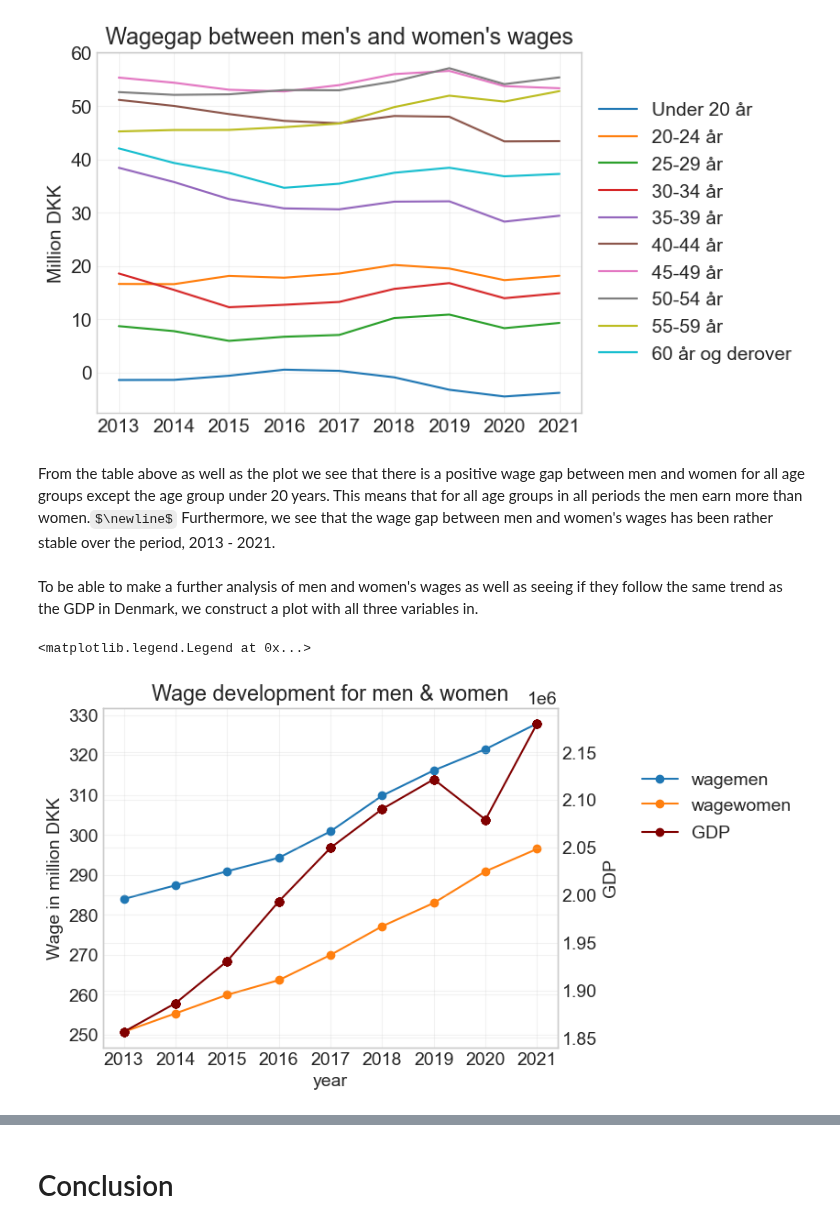
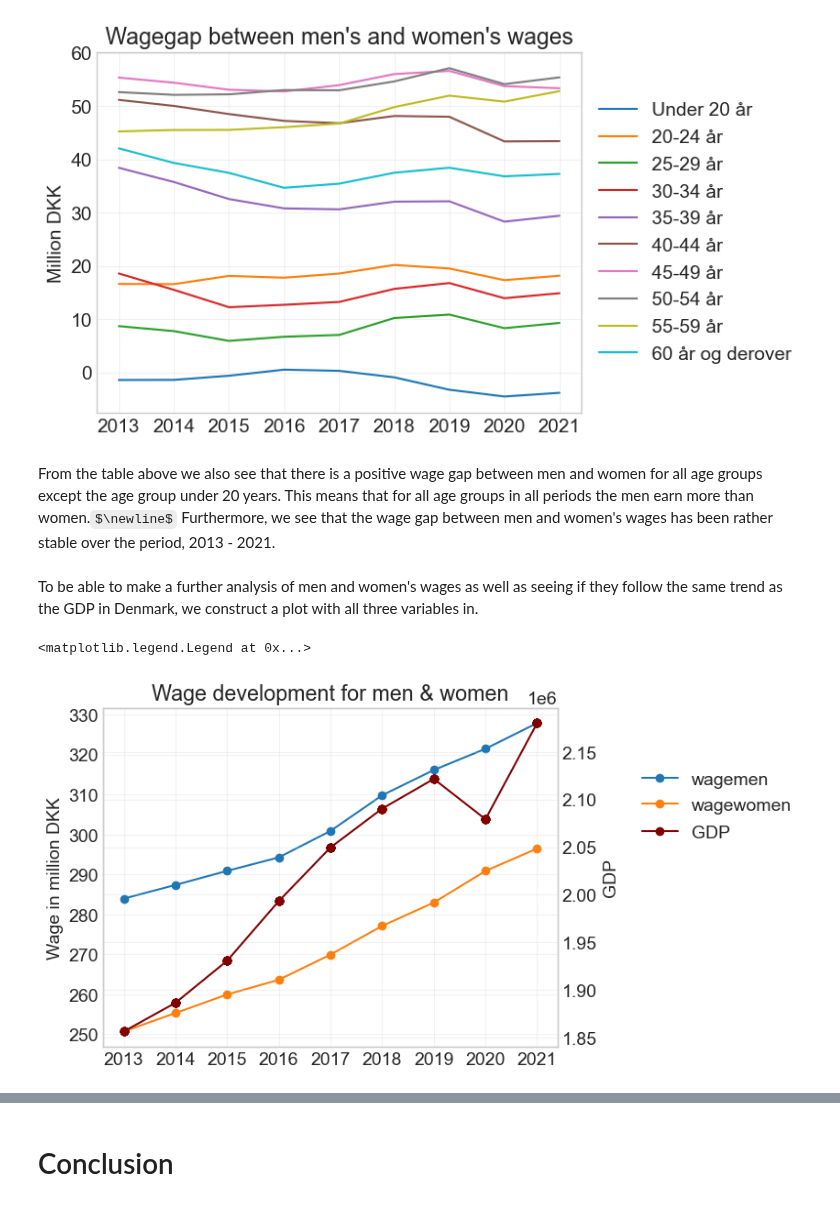
Before and after one commit to NumEconCopenhagen/projects-2023-julie-ida-ida, a Jupyter notebook: dataproject/dataproject.ipynb, the cells around one changed output, grey strips where cells are left out. Cells and saved outputs as stored; diff of their text form; code cells hidden in the pictures; some formulas as TeX source.

```diff
--- a/dataproject/dataproject.ipynb
+++ b/dataproject/dataproject.ipynb
@@ -435,32 +431,34 @@ plt.show()
 # %% [output]
 [figure]
 # %% [markdown]
-From the table above as well as the plot we see that there is a positive wage gap between men and women for all age groups except the age group under 20 years. This means that for all age groups in all periods the men earn more than women.$\newline$
+From the table above we also see  that there is a positive wage gap between men and women for all age groups except the age group under 20 years. This means that for all age groups in all periods the men earn more than women.$\newline$
 Furthermore, we see that the wage gap between men and women's wages has been rather stable over the period, 2013 - 2021.
 # %% [markdown]
 To be able to make a further analysis of men and women's wages as well as seeing if they follow the same trend as the GDP in Denmark, we construct a plot with all three variables in.
 # %%
 # We create a figure
 fig = plt.figure()
 ax = fig.add_subplot(1,1,1)
 
 # We group by years and choose only to look at the wages for men and women
 mergedall.groupby('year')['wagemen', 'wagewomen'].mean().plot(ax=ax,style='-o')
 
 # We set the labels and title
 ax.xaxis.set_ticks(np.arange(2013, 2022, 1))
 ax.set_ylabel('Wage in million DKK')
 ax.set_title('Wage development for men & women');
 
 # We dublicate the above figure to be able to make two y-axis
 ax2=ax.twinx()
 
 # Creating the plot
 ax2.plot(mergedall['year'], mergedall["gdp"],color="maroon",marker="o",label='GDP')
 ax2.set_ylabel("GDP")
+ax.set_xlabel('')
+
 ax2.legend(loc='center left', bbox_to_anchor=(1.15, 0.63))
 ax.legend(loc='center left', bbox_to_anchor=(1.15, 0.75))
 # %% [output]
 <matplotlib.legend.Legend at 0x...>
-[figure, old version]
+[figure, new version]
 # %% [markdown]
```
Also changed, not shown: parts of 19 cells of this notebook, 1 other file.
